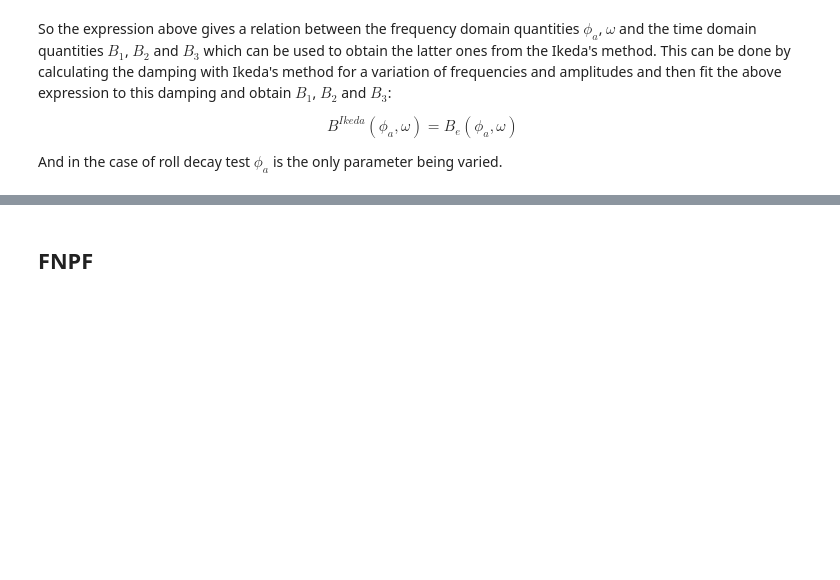
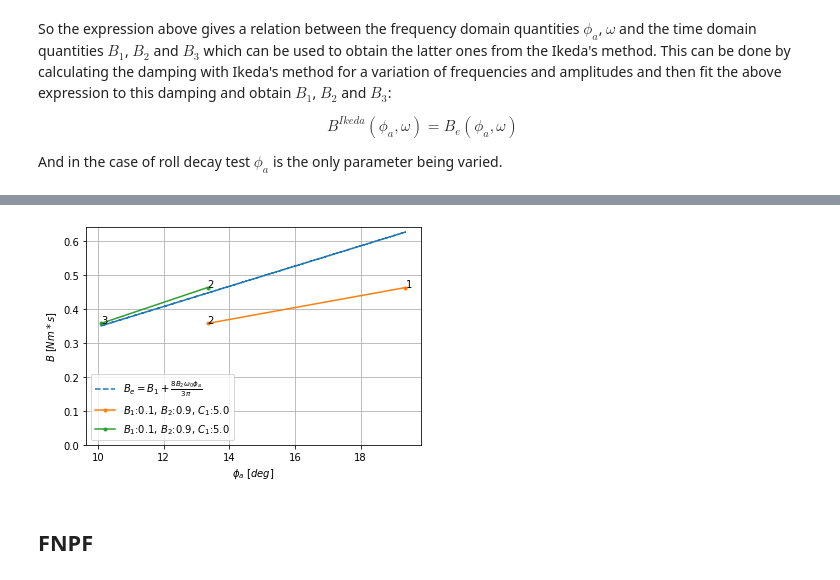
Before and after one commit to martinlarsalbert/Prediction-of-roll-motion-using-fully-nonlinear-potential-flow-and-Ikedas-method, a Jupyter notebook: reports/ISOPE_outline/01.1.outline.ipynb, the cells around one changed output, grey strips where cells are left out. Drawn from its saved outputs; the diff is of its cells as text; code cells hidden in the pictures; blank space fills up the shorter version.

```diff
--- a/reports/ISOPE_outline/01.1.outline.ipynb
+++ b/reports/ISOPE_outline/01.1.outline.ipynb
@@ -409,3 +539,56 @@ And in the case of roll decay test $\phi_a$ is the only parameter being varied.
+# %%
+df_amplitudes['B'] = lambda_B_1_zeta(A_44=A_44, omega0=omega0, zeta=df_amplitudes['zeta_n'])
+df_amplitudes['B'] = df_amplitudes['B'].astype(float)
+df_amplitudes['phi_a'] = df_amplitudes['phi'].abs()
+
+
+
+df_amplitudes_1 = df_amplitudes.copy()
+df_amplitudes_2 = df_amplitudes.copy()
+df_amplitudes_2['phi_a'] = np.roll(df_amplitudes['phi_a'],-1)
+df_amplitudes_2['id'] = np.roll(df_amplitudes['id'],-1)
+
+df_amplitudes.dropna(inplace=True)
+df_amplitudes_1.dropna(inplace=True)
+df_amplitudes_2.dropna(inplace=True)
+# %%
+fig,ax=plt.subplots()
+
+df_amplitudes['phi_a_deg'] = np.rad2deg(df_amplitudes['phi_a'])
+df_amplitudes_1['phi_a_deg'] = np.rad2deg(df_amplitudes_1['phi_a'])
+df_amplitudes_2['phi_a_deg'] = np.rad2deg(df_amplitudes_2['phi_a'])
+
+
+phi_a_ = np.array([df_amplitudes_1['phi_a'].min(),df_amplitudes_2['phi_a'].min(),
+          df_amplitudes_1['phi_a'].max(),df_amplitudes_2['phi_a'].max(),])
+
+B_e = lambdas.B_e_lambda(B_1=B_1, B_2=B_2, omega0=omega0,
+                                          phi_a=phi_a_)
+
+ax.plot(np.rad2deg(phi_a_), B_e, '--',
+        label=r'$%s$' % latex(equations.B_e_equation))
+
+
+df_amplitudes_1.plot(x='phi_a_deg', y='B', label=label, style='.-', ax=ax)
+df_amplitudes_2.plot(x='phi_a_deg', y='B', label=label, style='.-', ax=ax)
+
+for time, row in df_amplitudes_1.iterrows():
+    text='%i' % row['id']
+    ax.annotate(text, xy=(row['phi_a_deg'],row['B']))
+
+for time, row in df_amplitudes_2.iterrows():
+    text='%i' % row['id']
+    ax.annotate(text, xy=(row['phi_a_deg'],row['B']))
+
+ax.set_ylabel(r'$B$ $[Nm*s]$')
+ax.set_xlabel(r'$\phi_a$ $[deg]$')
+ax.legend()
+
+ylim = ax.get_ylim()
+ax.set_ylim((0,ylim[1]))
+ax.grid()
+# %% [output]
+[figure, added]
 # %% [markdown]
 ## FNPF
 # %% [markdown]
```
Also changed, not shown: parts of 7 cells of this notebook, 2 other files.
